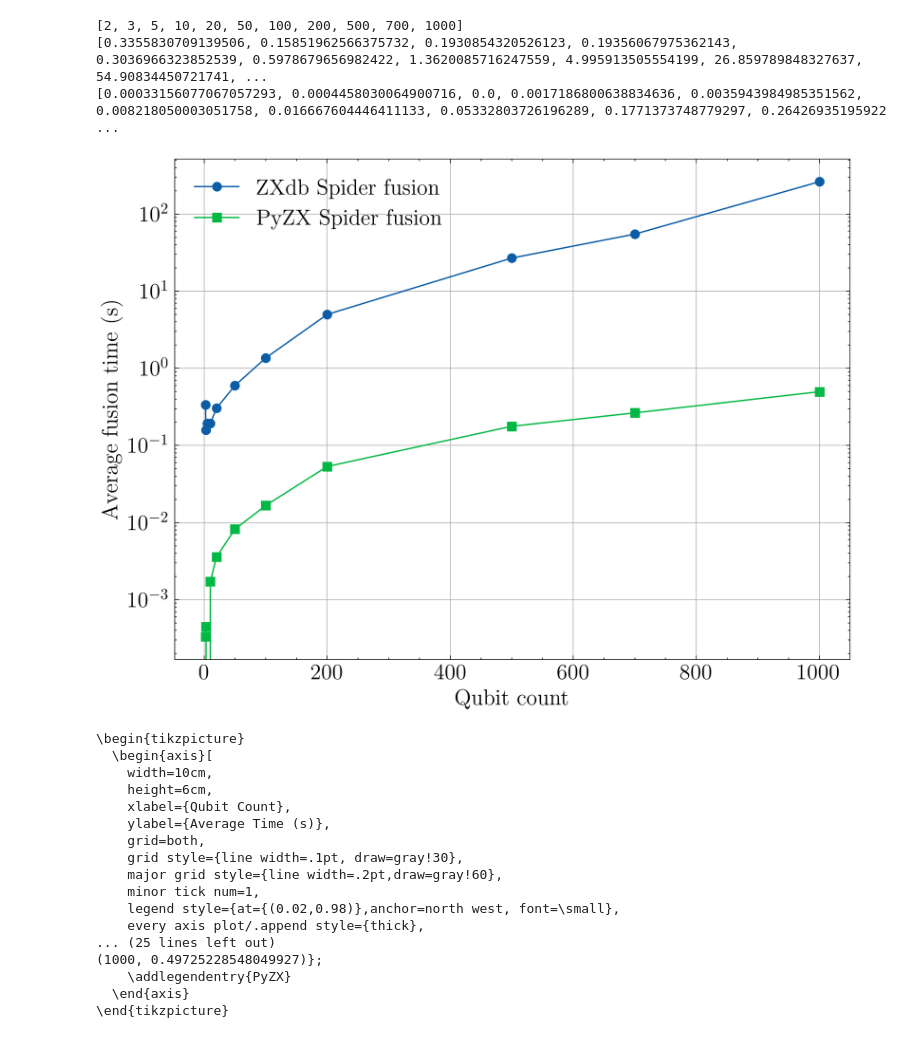
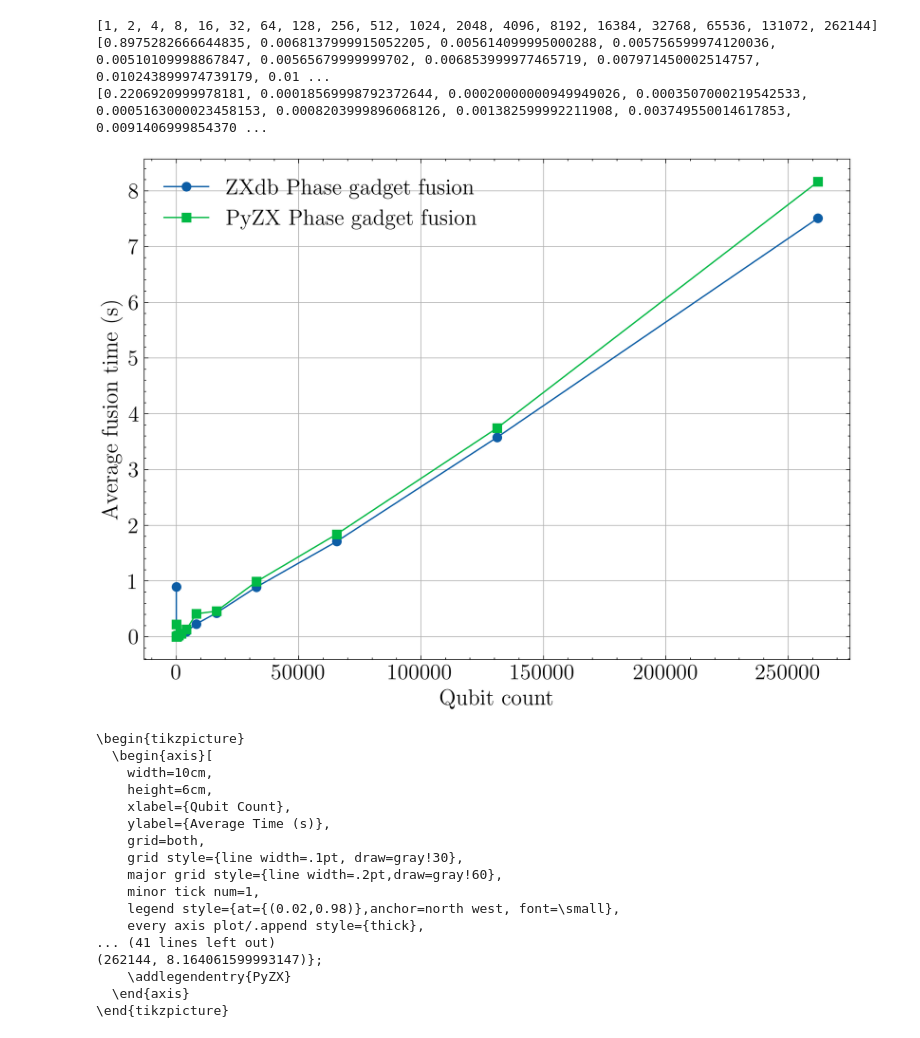
Before and after one commit to valterUo/zxdb, a Jupyter notebook: experiments/plot_results_qubits.ipynb, the cells around one changed output. Cells and saved outputs as stored; diff of their text form; code cells hidden in the pictures.

```diff
--- a/experiments/plot_results_qubits.ipynb
+++ b/experiments/plot_results_qubits.ipynb
@@ -16,8 +16,11 @@ plt.rcParams.update({
 })
 
 # Path to your experiment folder
-rule = "spider_fusion"
-name_in_legend = "Spider fusion"
+rules = ["spider_fusion", "bialgebra_simp", "pivot_boundary", "pivot_gadget_rule", "pivot", "phase_gadget_fusion"]
+name_in_legends = ["Spider fusion", "Bialgebra simplification", "Pivot boundary", "Pivot gadget", "Pivot", "Phase gadget fusion"]
+index = 5  # Change this index to switch between rules
+rule = rules[index]
+name_in_legend = name_in_legends[index]
 folder = rule
 
 # Collect results
@@ -27,38 +30,38 @@ for fname in os.listdir(folder):
     if fname.endswith('.json'):
         with open(os.path.join(folder, fname), 'r') as f:
             data = json.load(f)
             qubits = data.get('qubits')
             db_time = data.get(f'db_{rule}_time')
             pyzx_time = data.get(f'pyzx_{rule}_time')
             if qubits is not None and db_time is not None and pyzx_time is not None:
                 results[qubits]['db'].append(db_time)
                 results[qubits]['pyzx'].append(pyzx_time)
 
 # Prepare data for plotting
 qubit_counts = sorted(results.keys())
 db_times = [sum(results[q]['db'])/len(results[q]['db']) for q in qubit_counts]
 pyzx_times = [sum(results[q]['pyzx'])/len(results[q]['pyzx']) for q in qubit_counts]
 
 print(qubit_counts)
 print(db_times)
 print(pyzx_times)
 
 # Plot
 plt.figure(figsize=(8,6))
 plt.plot(qubit_counts, db_times, 'o-', label=f'ZXdb {name_in_legend}')
 plt.plot(qubit_counts, pyzx_times, 's-', label=f'PyZX {name_in_legend}')
 plt.xlabel('Qubit count')
 plt.ylabel('Average fusion time (s)')
-plt.yscale('log')
+#plt.yscale('log')
 plt.legend()
 plt.grid(True)
 plt.tight_layout()
 plt.show()
 # %% [output]
-[2, 3, 5, 10, 20, 50, 100, 200, 500, 700, 1000]
-[0.3355830709139506, 0.15851962566375732, 0.1930854320526123, 0.19356067975362143, 0.3036966323852539, 0.5978679656982422, 1.3620085716247559, 4.995913505554199, 26.859789848327637, 54.90834450721741, ...
-[0.00033156077067057293, 0.0004458030064900716, 0.0, 0.0017186800638834636, 0.0035943984985351562, 0.008218050003051758, 0.016667604446411133, 0.05332803726196289, 0.1771373748779297, 0.26426935195922 ...
+[1, 2, 4, 8, 16, 32, 64, 128, 256, 512, 1024, 2048, 4096, 8192, 16384, 32768, 65536, 131072, 262144]
+[0.8975282666644835, 0.0068137999915052205, 0.005614099995000288, 0.005756599974120036, 0.00510109998867847, 0.00565679999999702, 0.006853999977465719, 0.007971450002514757, 0.010243899974739179, 0.01 ...
+[0.2206920999978181, 0.00018569998792372644, 0.00020000000949949026, 0.0003507000219542533, 0.0005163000023458153, 0.0008203999896068126, 0.001382599992211908, 0.003749550014617853, 0.0091406999854370 ...
-[figure, old version]
+[figure, new version]
 # %%
 def tikz_plot_two_series(x, y1, y2, xlabel="Input Size", ylabel="Value",
                          legend1="Series 1", legend2="Series 2", title=None,
@@ -154,8 +157,8 @@ print(tikz_code)
     minor tick num=1,
     legend style={at={(0.02,0.98)},anchor=north west, font=\small},
     every axis plot/.append style={thick},
-... (25 lines left out)
-(1000, 0.49725228548049927)};
+... (41 lines left out)
+(262144, 8.164061599993147)};
     \addlegendentry{PyZX}
   \end{axis}
 \end{tikzpicture}
```
Also changed, not shown: 46 other files.
